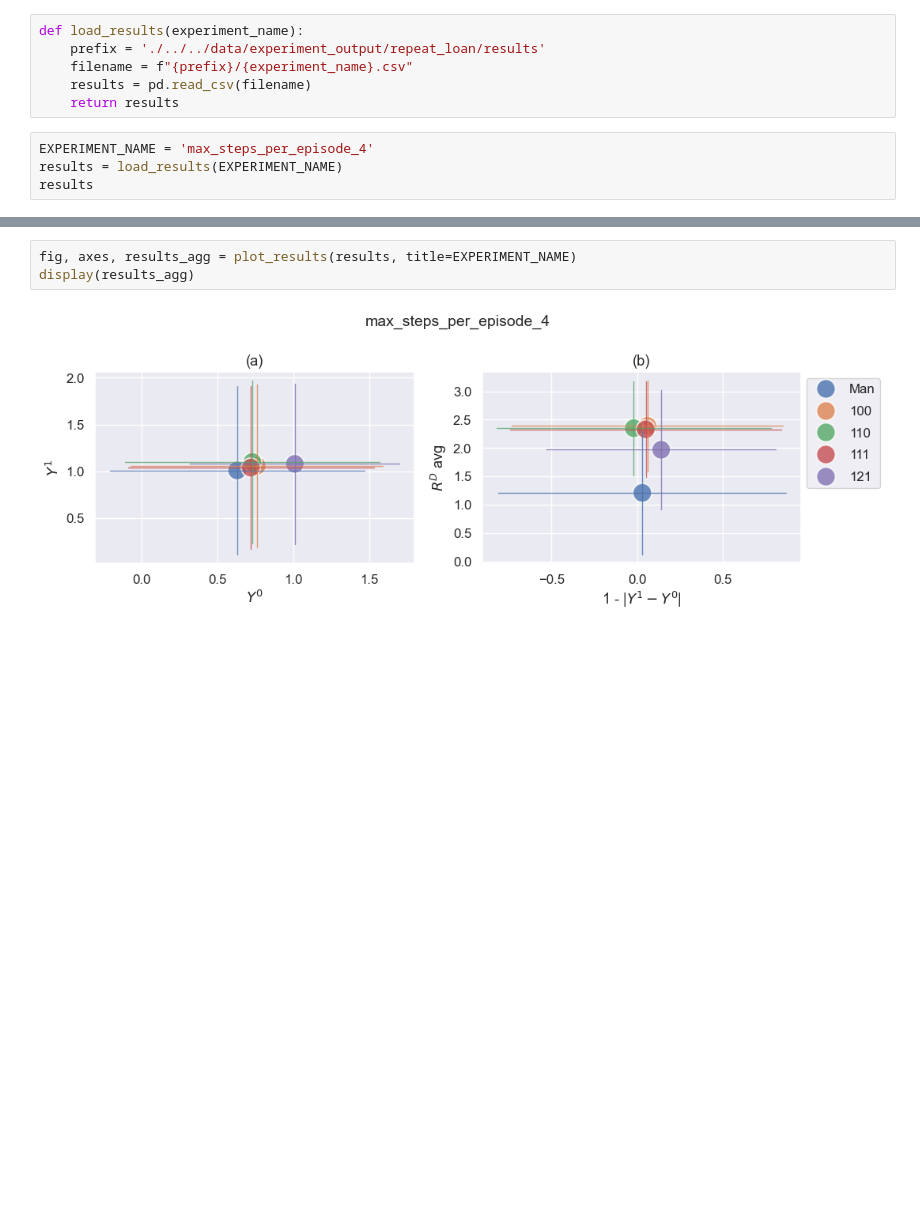
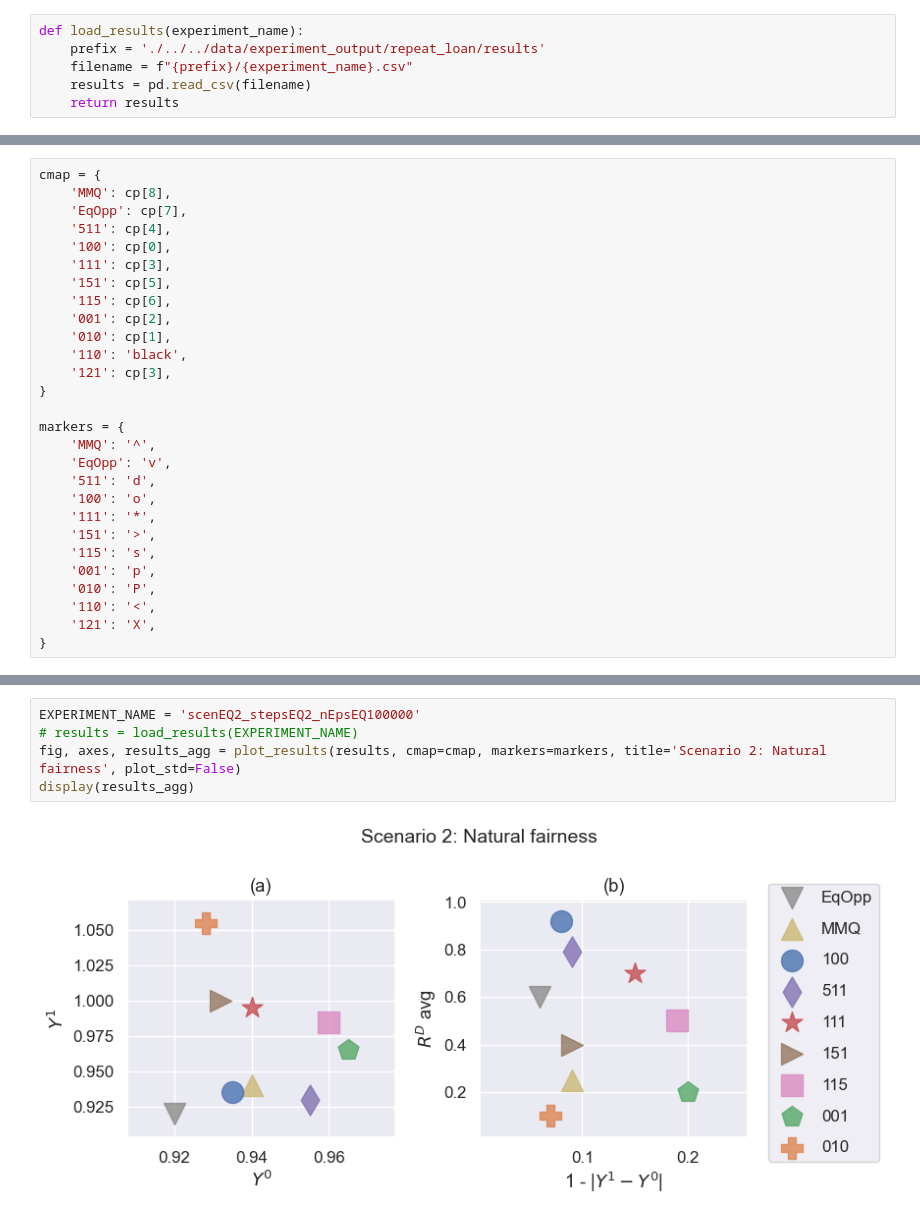
Before and after one commit to jackblandin/research, a Jupyter notebook: experiments/fairness/fair-repeat-loan-evaluation.ipynb, the cells around one changed output, grey strips where cells are left out. Saved outputs shown, nothing was run; the diff lists cells and outputs as text; blank space fills up the shorter version.

Commit message:
Add experiment runs for TMLR and FaCCT submissions

```diff
--- a/experiments/fairness/fair-repeat-loan-evaluation.ipynb
+++ b/experiments/fairness/fair-repeat-loan-evaluation.ipynb
@@ -21,7 +21,3 @@ def load_results(experiment_name):
     filename = f"{prefix}/{experiment_name}.csv"
     results = pd.read_csv(filename)
     return results
-# %%
-EXPERIMENT_NAME = 'max_steps_per_episode_4'
-results = load_results(EXPERIMENT_NAME)
-results
@@ -132,0 +147,28 @@ def plot_results(results, subtitles=['(a)', '(b)'], title=None):
+# %%
+cmap = {
+    'MMQ': cp[8],
+    'EqOpp': cp[7],
+    '511': cp[4],
+    '100': cp[0],
+    '111': cp[3],
+    '151': cp[5],
+    '115': cp[6],
+    '001': cp[2],
+    '010': cp[1],
+    '110': 'black',
+    '121': cp[3],
+}
+
+markers = {
+    'MMQ': '^',
+    'EqOpp': 'v',
+    '511': 'd',
+    '100': 'o',
+    '111': '*',
+    '151': '>',
+    '115': 's',
+    '001': 'p',
+    '010': 'P',
+    '110': '<',
+    '121': 'X',
+}
@@ -133,5 +376,7 @@ def plot_results(results, subtitles=['(a)', '(b)'], title=None):
 # %%
-fig, axes, results_agg = plot_results(results, title=EXPERIMENT_NAME)
+EXPERIMENT_NAME = 'scenEQ2_stepsEQ2_nEpsEQ100000'
+# results = load_results(EXPERIMENT_NAME)
+fig, axes, results_agg = plot_results(results, cmap=cmap, markers=markers, title='Scenario 2: Natural fairness', plot_std=False)
 display(results_agg)
 # %% [output]
-[figure, old version]
+[figure, new version]
```
Also changed, not shown: parts of 12 cells of this notebook, 4 other files.
